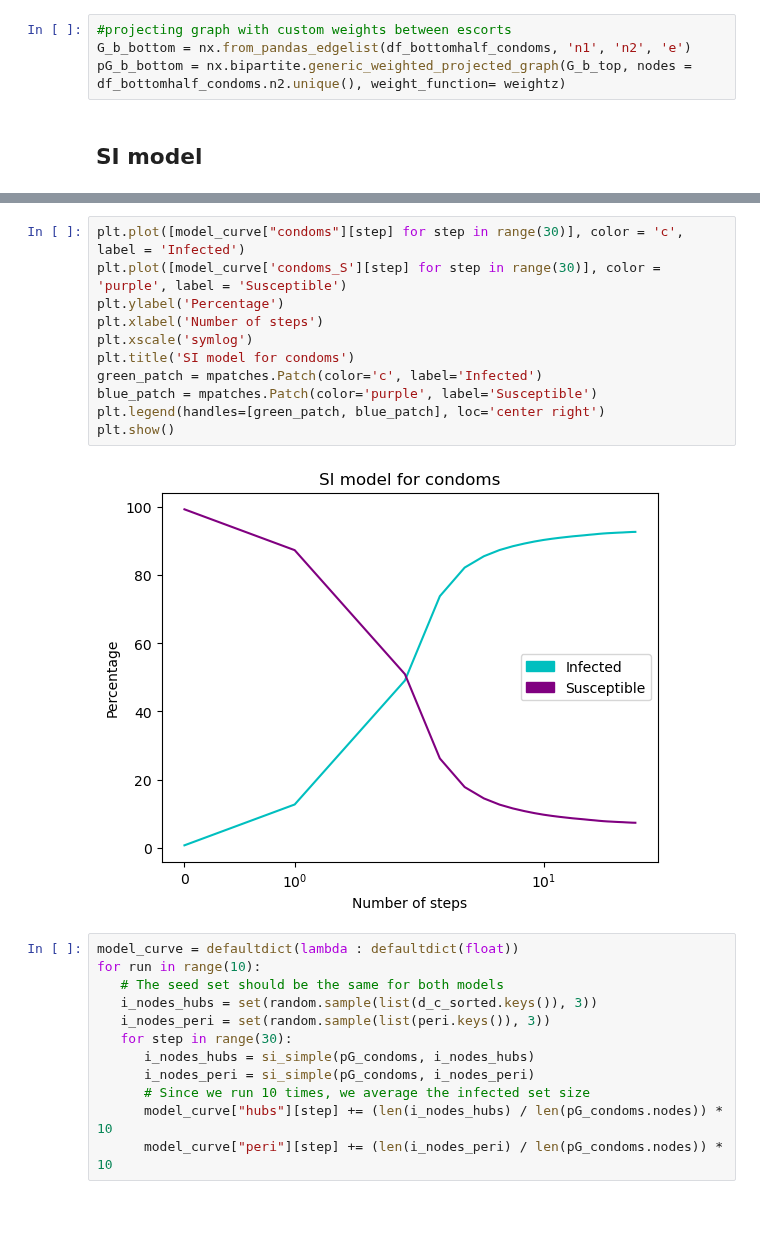
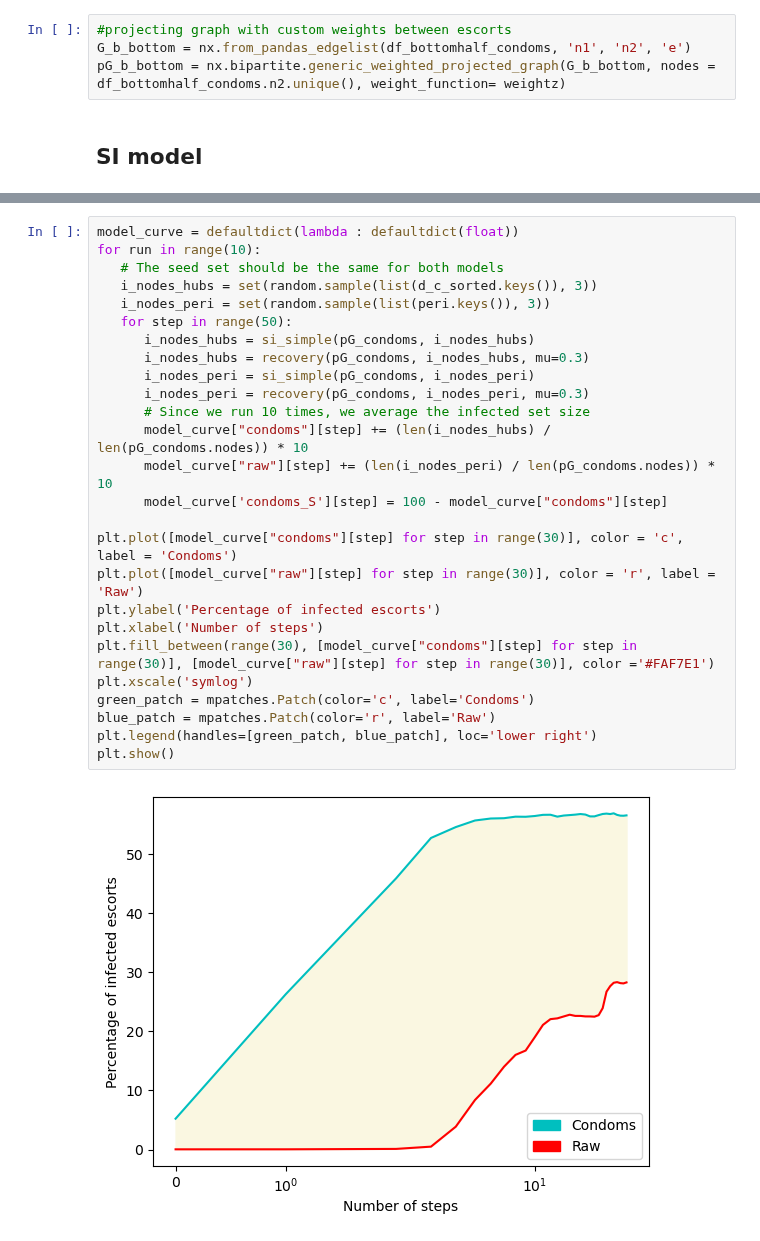
Before and after one commit to rsapeta/Network-Analysis, a Jupyter notebook: Escort/escort_analysis.ipynb, the cells around one changed output, grey strips where cells are left out. Drawn from its saved outputs; the diff is of its cells as text; blank space fills up the shorter version.

```diff
--- a/Escort/escort_analysis.ipynb
+++ b/Escort/escort_analysis.ipynb
@@ -567,7 +565,7 @@ pG_b_top = nx.bipartite.generic_weighted_projected_graph(G_b_top, nodes = df_top
 # %%
 #projecting graph with custom weights between escorts
 G_b_bottom = nx.from_pandas_edgelist(df_bottomhalf_condoms, 'n1', 'n2', 'e')
-pG_b_bottom = nx.bipartite.generic_weighted_projected_graph(G_b_top, nodes = df_bottomhalf_condoms.n2.unique(), weight_function= weightz)
+pG_b_bottom = nx.bipartite.generic_weighted_projected_graph(G_b_bottom, nodes = df_bottomhalf_condoms.n2.unique(), weight_function= weightz)
 # %% [markdown]
 ## SI model
 # %%
@@ -646,25 +906,28 @@ plt.show()
-# %%
-plt.plot([model_curve["condoms"][step] for step in range(30)], color = 'c', label = 'Infected')
-plt.plot([model_curve['condoms_S'][step] for step in range(30)], color = 'purple', label = 'Susceptible')
-plt.ylabel('Percentage')
-plt.xlabel('Number of steps')
-plt.xscale('symlog')
-plt.title('SI model for condoms')
-green_patch = mpatches.Patch(color='c', label='Infected')
-blue_patch = mpatches.Patch(color='purple', label='Susceptible')
-plt.legend(handles=[green_patch, blue_patch], loc='center right')
-plt.show()
-# %% [output]
-[figure, removed]
 # %%
 model_curve = defaultdict(lambda : defaultdict(float))
 for run in range(10):
    # The seed set should be the same for both models
    i_nodes_hubs = set(random.sample(list(d_c_sorted.keys()), 3))
    i_nodes_peri = set(random.sample(list(peri.keys()), 3))
-   for step in range(30):
+   for step in range(50):
       i_nodes_hubs = si_simple(pG_condoms, i_nodes_hubs)
+      i_nodes_hubs = recovery(pG_condoms, i_nodes_hubs, mu=0.3)
       i_nodes_peri = si_simple(pG_condoms, i_nodes_peri)
+      i_nodes_peri = recovery(pG_condoms, i_nodes_peri, mu=0.3)
       # Since we run 10 times, we average the infected set size
-      model_curve["hubs"][step] += (len(i_nodes_hubs) / len(pG_condoms.nodes)) * 10
-      model_curve["peri"][step] += (len(i_nodes_peri) / len(pG_condoms.nodes)) * 10
+      model_curve["condoms"][step] += (len(i_nodes_hubs) / len(pG_condoms.nodes)) * 10
+      model_curve["raw"][step] += (len(i_nodes_peri) / len(pG_condoms.nodes)) * 10
+      model_curve['condoms_S'][step] = 100 - model_curve["condoms"][step]
+
+plt.plot([model_curve["condoms"][step] for step in range(30)], color = 'c', label = 'Condoms')
+plt.plot([model_curve["raw"][step] for step in range(30)], color = 'r', label = 'Raw')
+plt.ylabel('Percentage of infected escorts')
+plt.xlabel('Number of steps')
+plt.fill_between(range(30), [model_curve["condoms"][step] for step in range(30)], [model_curve["raw"][step] for step in range(30)], color ='#FAF7E1')
+plt.xscale('symlog')
+green_patch = mpatches.Patch(color='c', label='Condoms')
+blue_patch = mpatches.Patch(color='r', label='Raw')
+plt.legend(handles=[green_patch, blue_patch], loc='lower right')
+plt.show()
+# %% [output]
+[figure, added]
```
Also changed, not shown: parts of 22 cells of this notebook.
